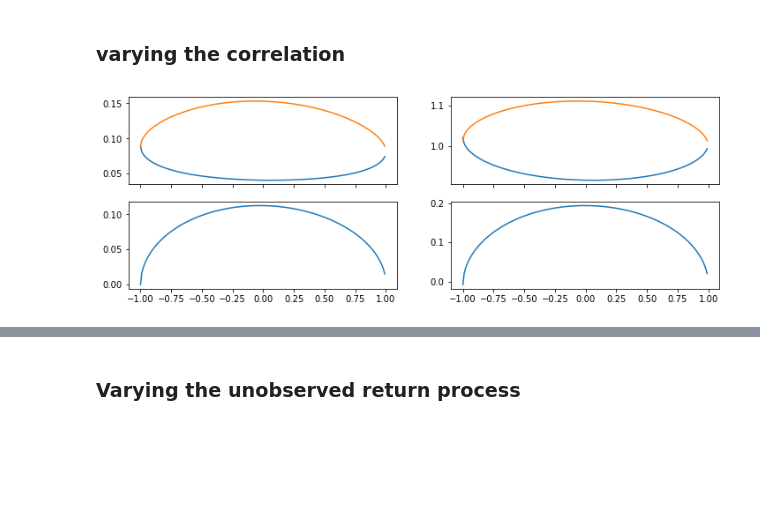
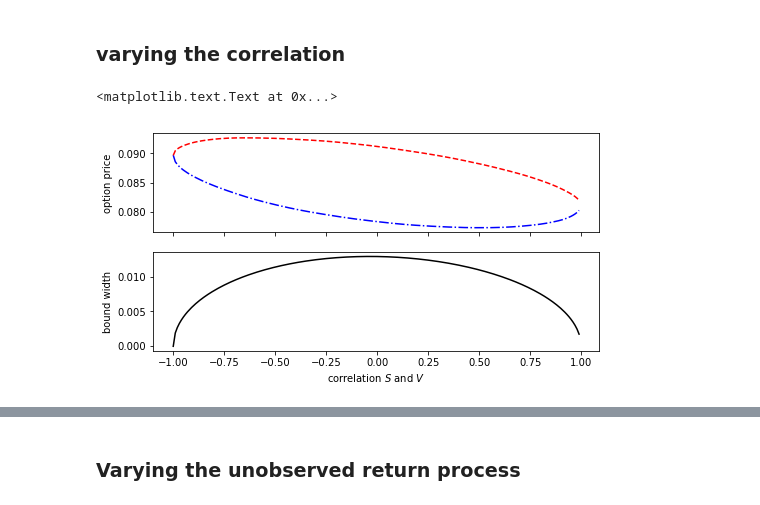
Before and after one commit to sebasv/thesis, a Jupyter notebook: Simulations.ipynb, the cells around one changed output, grey strips where cells are left out. Saved outputs shown, nothing was run; the diff lists cells and outputs as text; code cells hidden in the pictures; blank space fills up the shorter version.

```diff
--- a/Simulations.ipynb
+++ b/Simulations.ipynb
@@ -13,10 +17,10 @@ W = np.random.normal(size=(2, N))
 bar = lambda k,x: np.sqrt(k**2 - x**2)
 
 _p = .9
-_Sh= .5
 _r = .5
 _qS = -.005
 _qV = -.01
 _sV = .2
 _sS = .15
+_Sh= 2*_qS/_sS
 _k = 1
@@ -48,17 +67,22 @@ def simulate(Sh=_Sh, qS=_qS, qV=_qV, sS=_sS, sV=_sV, r=_r, k=_k):
 # %%
 X = np.arange(-1, 1.0, .01)
 YF = np.zeros((len(X), 2))
 YV = np.zeros((len(X), 2))
 
 for r, YFi, YVi in zip(X, YF, YV):
-    V, M_lb, M, M_ub, F = simulate(r=r)
+    V, M_lb, M, M_ub, F = simulate(r=r, Sh=_Sh, k=1)
     YFi += np.array([np.mean(M_lb*F), np.mean(M_ub*F)])
     YVi += np.array([np.mean(M_lb*V), np.mean(M_ub*V)])
 
-fix, ((ax1, ax2), (ax3, ax4)) = plt.subplots(nrows=2, ncols=2, figsize=(12,4), sharex=True)
-ax1.plot(X, YF)
-ax2.plot(X, YV)
-ax3.plot(X, YF[:,1] - YF[:,0]);
-ax4.plot(X, YV[:,1] - YV[:,0]);
+fix, (ax1, ax3) = plt.subplots(nrows=2, figsize=(8,4), sharex=True)
+ax1.plot(X, YF.T[0], 'b-.', X, YF.T[1], 'r--')
+ax3.plot(X, YF[:,1] - YF[:,0], 'k');
+ax1.set_ylabel('option price')
+ax3.set_ylabel('bound width')
+ax3.set_xlabel('correlation $S$ and $V$')
+
+# tikz_save('../scriptie/img/varycorrelation.tex', figureheight='1.5in', figurewidth='4in')
+# print(subprocess.check_output(r'cd ..\scriptie\ && git commit -a -m "img" && git pull && git push', shell=True).decode('utf-8'))
 # %% [output]
+<matplotlib.text.Text at 0x...>
-[figure, old version]
+[figure, new version]
```
Also changed, not shown: parts of 8 cells of this notebook, 3 other files.
